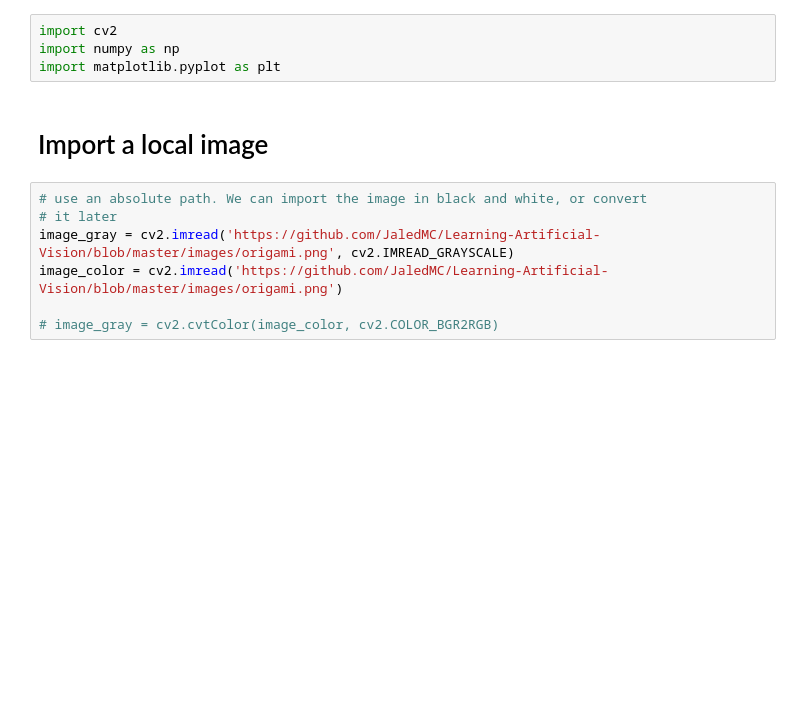
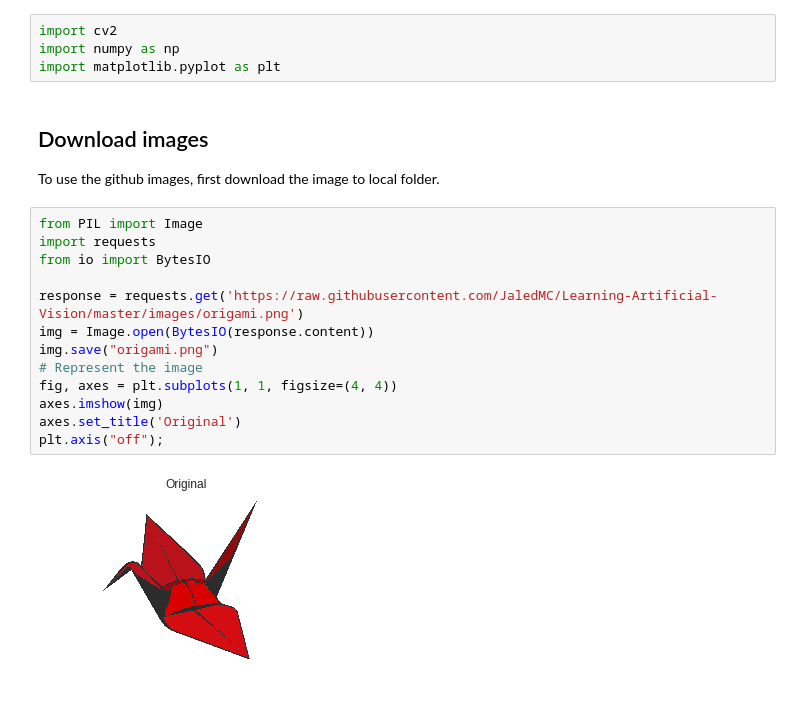
Before and after one commit to JaledMC/Learning-Artificial-Vision, a Jupyter notebook: Import_image_and_video.ipynb, the cells around one changed output. Drawn from its saved outputs; the diff is of its cells as text; blank space fills up the shorter version.

```diff
--- a/Import_image_and_video.ipynb
+++ b/Import_image_and_video.ipynb
@@ -12,12 +15,22 @@ Import the libraries
 import cv2
 import numpy as np
 import matplotlib.pyplot as plt
-# %% [markdown]
-# Import a local image
-# %%
-# use an absolute path. We can import the image in black and white, or convert
-# it later
-image_gray = cv2.imread('https://github.com/JaledMC/Learning-Artificial-Vision/blob/master/images/origami.png', cv2.IMREAD_GRAYSCALE)
-image_color = cv2.imread('https://github.com/JaledMC/Learning-Artificial-Vision/blob/master/images/origami.png')
-
-# image_gray = cv2.cvtColor(image_color, cv2.COLOR_BGR2RGB)
+# %% [markdown]
+## Download images
+
+To use the github images, first download the image to local folder.
+# %%
+from PIL import Image
+import requests
+from io import BytesIO
+
+response = requests.get('https://raw.githubusercontent.com/JaledMC/Learning-Artificial-Vision/master/images/origami.png')
+img = Image.open(BytesIO(response.content))
+img.save("origami.png")
+# Represent the image
+fig, axes = plt.subplots(1, 1, figsize=(4, 4))
+axes.imshow(img)
+axes.set_title('Original')
+plt.axis("off");
+# %% [output]
+[figure, added]
```
Also changed, not shown: parts of 20 cells of this notebook.
